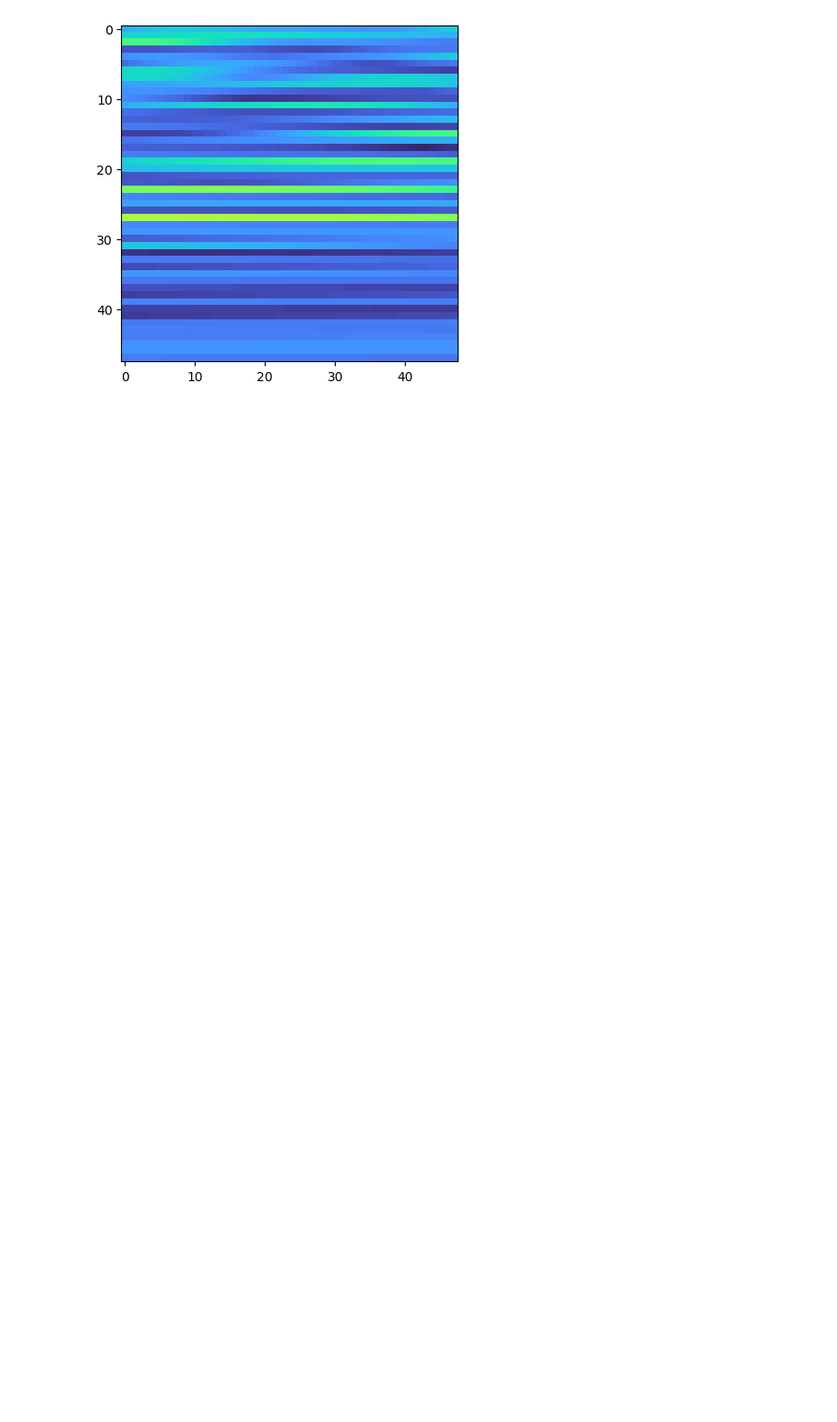
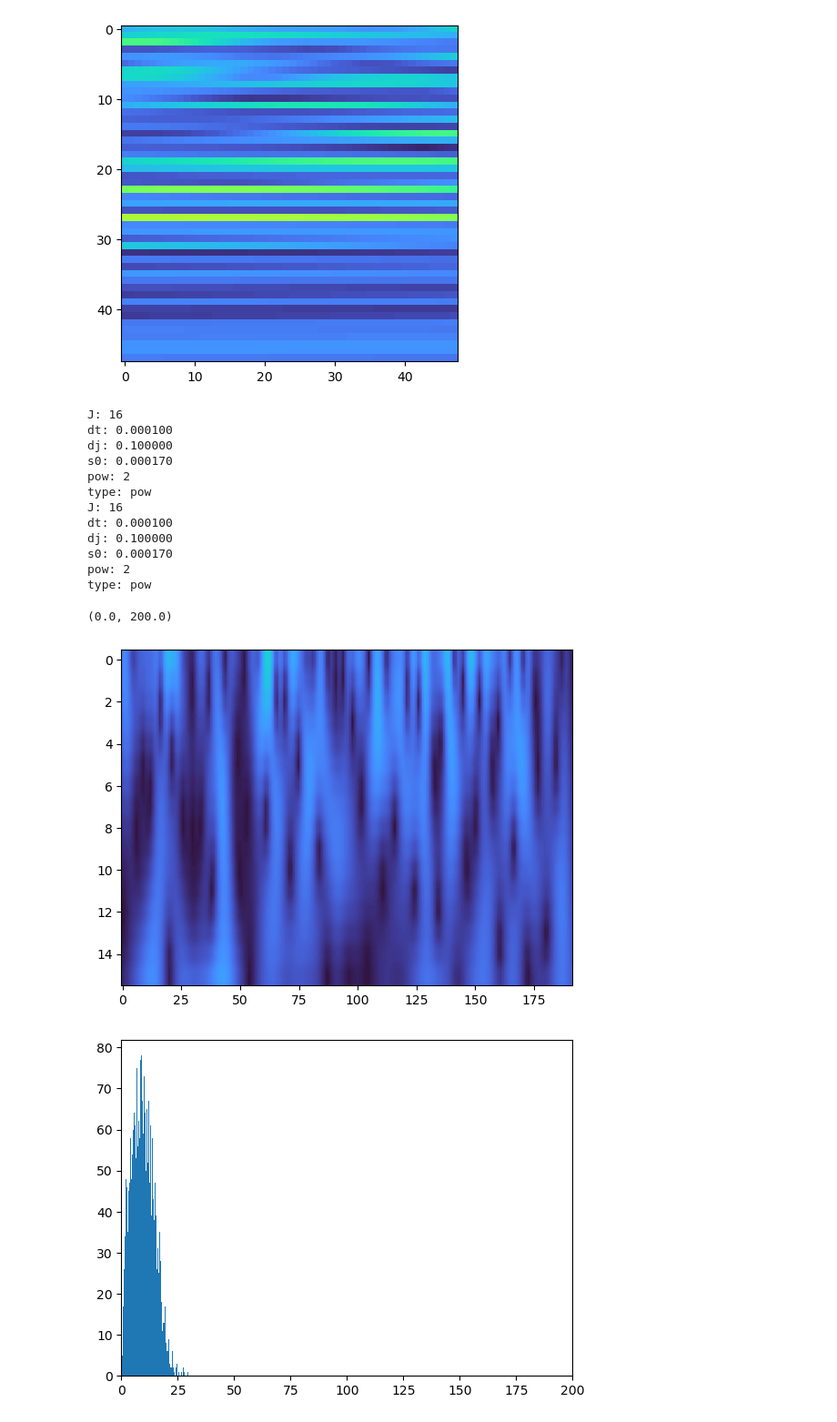
Before and after one commit to bitmorse/bearings-max78000, a Jupyter notebook: firmware/synthed_net/bearingnet/cwt_verification/cwt_bearings.ipynb, the cells around one changed output. Shown at 91% size. Drawn from its saved outputs; the diff is of its cells as text; code cells hidden in the pictures; blank space fills up the shorter version.

```diff
--- a/firmware/synthed_net/bearingnet/cwt_verification/cwt_bearings.ipynb
+++ b/firmware/synthed_net/bearingnet/cwt_verification/cwt_bearings.ipynb
@@ -248,3 +240,80 @@ plt.imshow(wavelib_cwt_bilinear_fault, cmap='turbo', vmin=0, vmax=0.7,interpolat
 [figure]
 [figure]
 [figure]
+# %%
+all_normal_signal = np.loadtxt('exp1_b3_ch5_first100k.txt')
+all_fault_signal = np.loadtxt('exp1_b3_ch5_last100k.txt')
+
+
+#decimate by 2 first --> per file now 20480/2
+all_normal_signal = all_normal_signal[::2]
+all_fault_signal = all_fault_signal[::2]
+
+#extract 50 windows à 192 samples each
+N = 192
+morlet_mu = 4
+wavelib_J = 16
+dt=1/10000
+NWindows=50
+linear_scale_type = 0
+s0=1.7*dt
+dj=0.1
+power=2
+
+REFERENCE_VALUE = 10*dt
+
+normal_windows = []
+fault_windows = []
+start = 50
+for i in range(start,start+NWindows):
+    normal_windows.append(all_normal_signal[i*N:(N+i*N)])
+    fault_windows.append(all_fault_signal[i*N:(N+i*N)])
+
+#create an average of those 50 windows
+normal_windows_avg = np.mean(np.array(normal_windows), axis=0)
+fault_windows_avg =  np.mean(np.array(fault_windows), axis=0)
+
+assert fault_windows_avg.shape[0] == N
+assert normal_windows_avg.shape[0] == N
+
+
+#extract CWT on the average window
+normal_cwt = wavelib_as.cwt(normal_windows_avg,  s0, dj, linear_scale_type, power, morlet_mu, dt, wavelib_J)
+fault_cwt = wavelib_as.cwt(fault_windows_avg,  s0, dj, linear_scale_type, power, morlet_mu, dt, wavelib_J)
+
+#reference value normalisation
+normal_cwt = (normal_cwt/REFERENCE_VALUE)
+fault_cwt = (fault_cwt/REFERENCE_VALUE)
+
+assert normal_cwt.shape == (wavelib_J, N)
+
+
+#compare the 2 average windows using the same color scale
+plt.figure()
+plt.imshow(normal_cwt, aspect='auto', cmap="turbo", vmax=0.1/REFERENCE_VALUE)
+plt.figure()
+plt.hist(normal_cwt.flatten(), bins=100)
+plt.xlim([0, 0.2/REFERENCE_VALUE])
+
+
+plt.figure()
+plt.imshow(fault_cwt, aspect='auto', cmap="turbo", vmax=0.1/REFERENCE_VALUE)
+plt.figure()
+plt.hist(fault_cwt.flatten(), bins=100)
+plt.xlim([0, 0.2/REFERENCE_VALUE])
+# %% [output]
+J: 16
+dt: 0.000100
+dj: 0.100000
+s0: 0.000170
+pow: 2
+type: pow
+J: 16
+dt: 0.000100
+dj: 0.100000
+s0: 0.000170
+pow: 2
+type: pow
+(0.0, 200.0)
+[figure, added]
+[figure, added]
```
Also changed, not shown: parts of 2 cells of this notebook, 1 other file.
